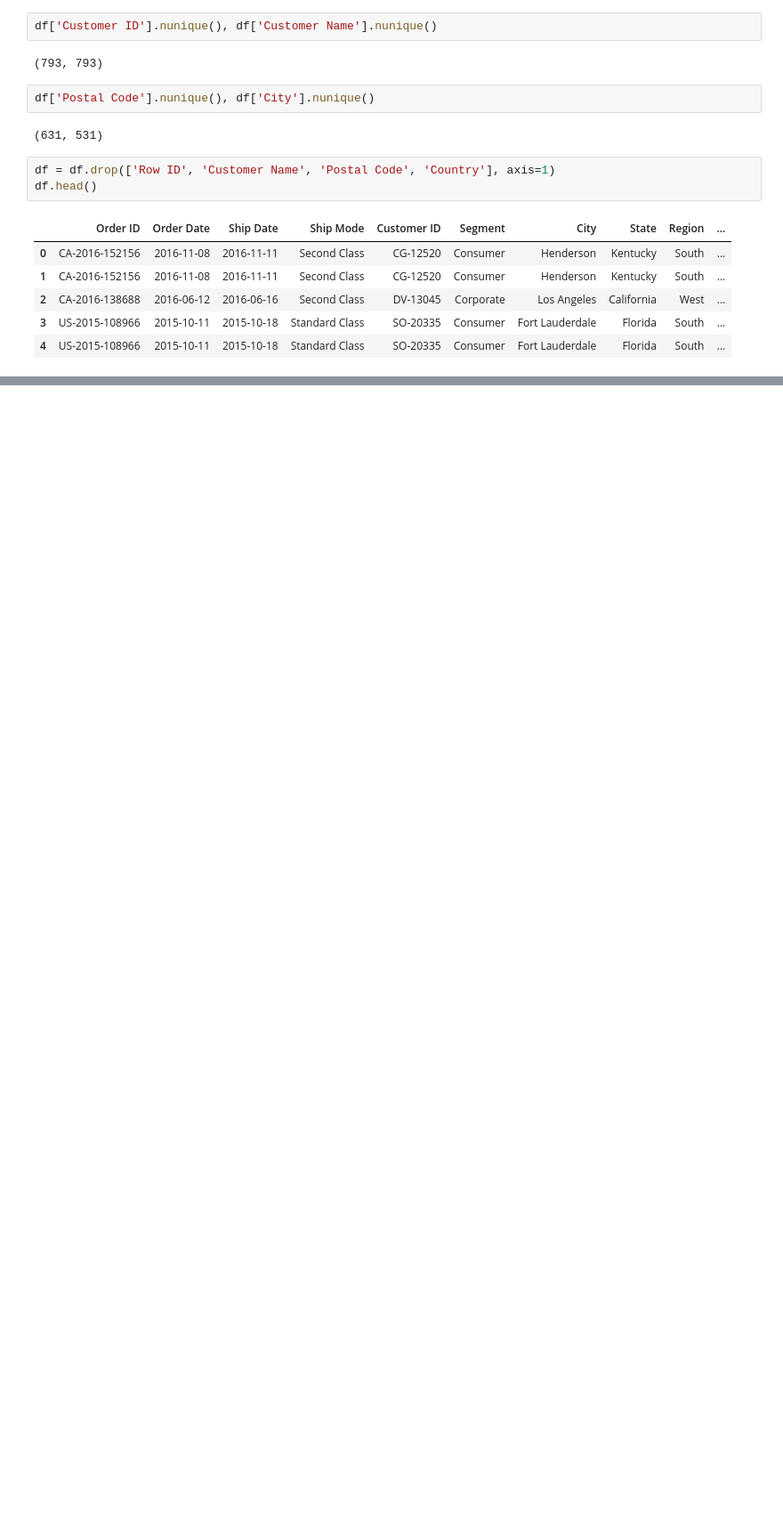
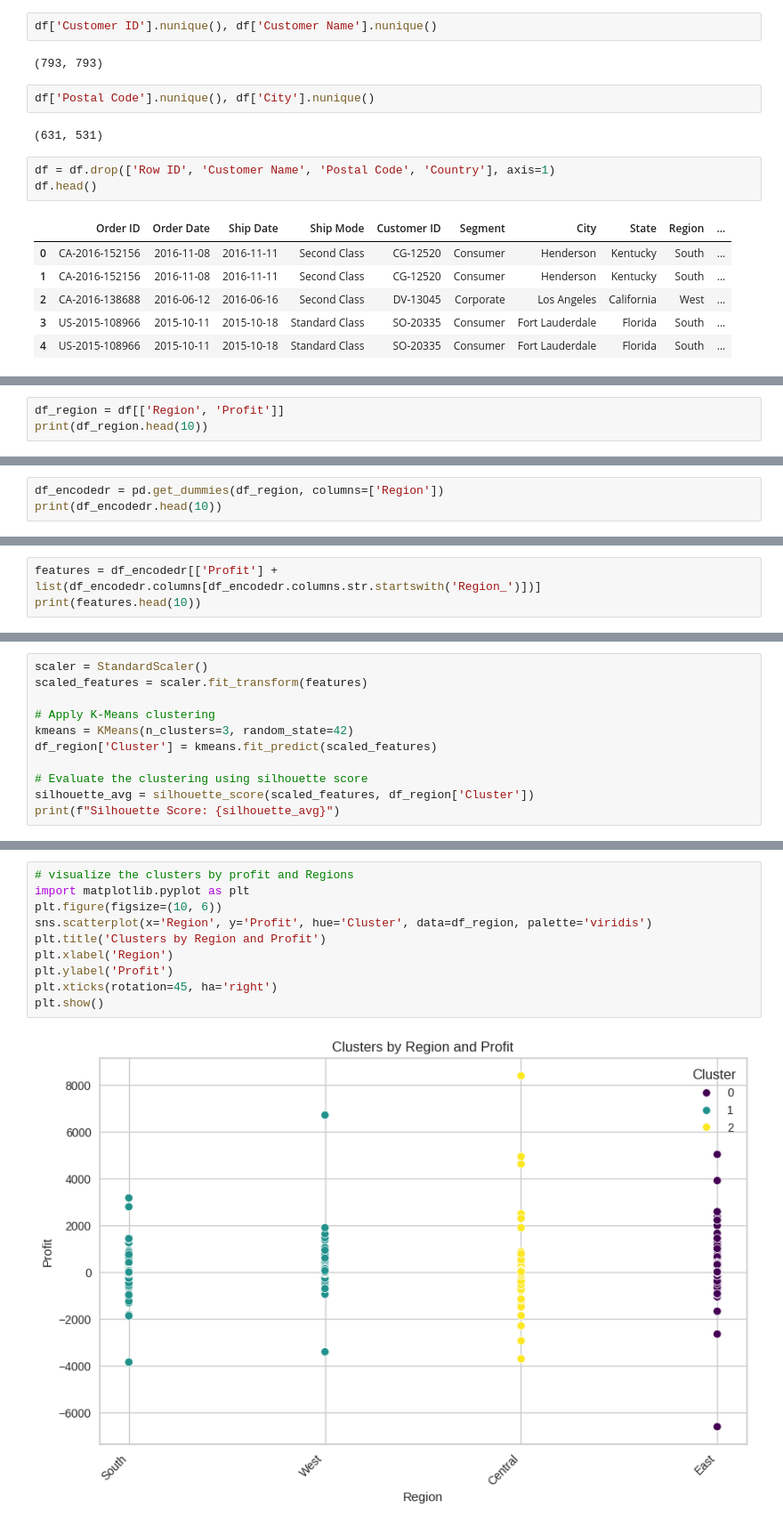
Before and after one commit to SuperDataScience-Community-Projects/SDS-CP008-superstore-customer-segmentation, a Jupyter notebook: notebooks/sheila/SDS_CP008_Sheila.ipynb, the cells around one changed output, grey strips where cells are left out. Shown at 89% size. Cells and saved outputs as stored; diff of their text form; blank space fills up the shorter version.

```diff
--- a/notebooks/sheila/SDS_CP008_Sheila.ipynb
+++ b/notebooks/sheila/SDS_CP008_Sheila.ipynb
@@ -296,0 +582,3 @@ df.head()
+# %%
+df_region = df[['Region', 'Profit']]
+print(df_region.head(10))
@@ -296,0 +597,3 @@ df.head()
+# %%
+df_encodedr = pd.get_dummies(df_region, columns=['Region'])
+print(df_encodedr.head(10))
@@ -296,0 +612,3 @@ df.head()
+# %%
+features = df_encodedr[['Profit'] + list(df_encodedr.columns[df_encodedr.columns.str.startswith('Region_')])]
+print(features.head(10))
@@ -296,0 +627,11 @@ df.head()
+# %%
+scaler = StandardScaler()
+scaled_features = scaler.fit_transform(features)
+
+# Apply K-Means clustering
+kmeans = KMeans(n_clusters=3, random_state=42)
+df_region['Cluster'] = kmeans.fit_predict(scaled_features)
+
+# Evaluate the clustering using silhouette score
+silhouette_avg = silhouette_score(scaled_features, df_region['Cluster'])
+print(f"Silhouette Score: {silhouette_avg}")
@@ -296,0 +668,12 @@ df.head()
+# %%
+# visualize the clusters by profit and Regions
+import matplotlib.pyplot as plt
+plt.figure(figsize=(10, 6))
+sns.scatterplot(x='Region', y='Profit', hue='Cluster', data=df_region, palette='viridis')
+plt.title('Clusters by Region and Profit')
+plt.xlabel('Region')
+plt.ylabel('Profit')
+plt.xticks(rotation=45, ha='right')
+plt.show()
+# %% [output]
+[figure, added]
```
Also changed, not shown: parts of 75 cells of this notebook.
